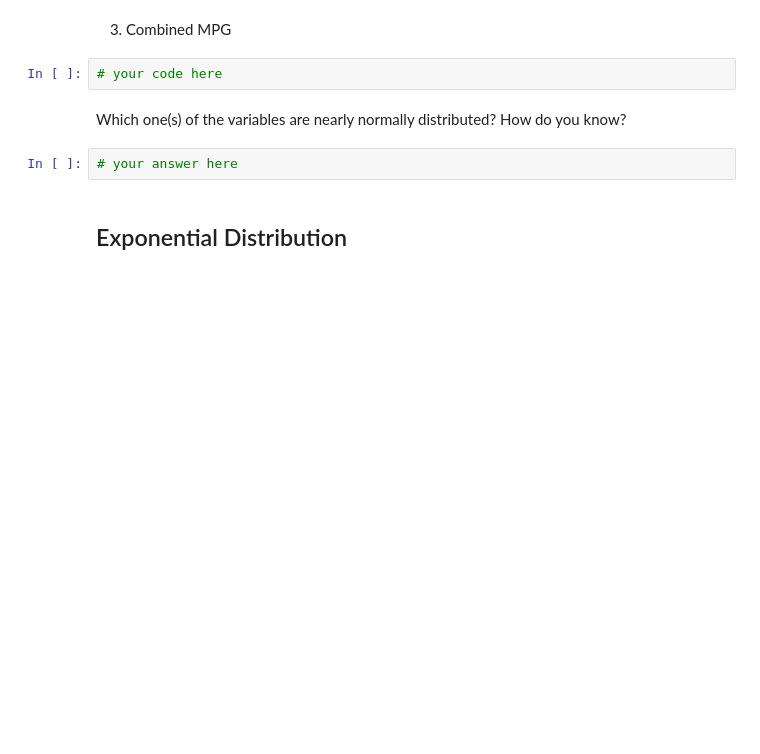
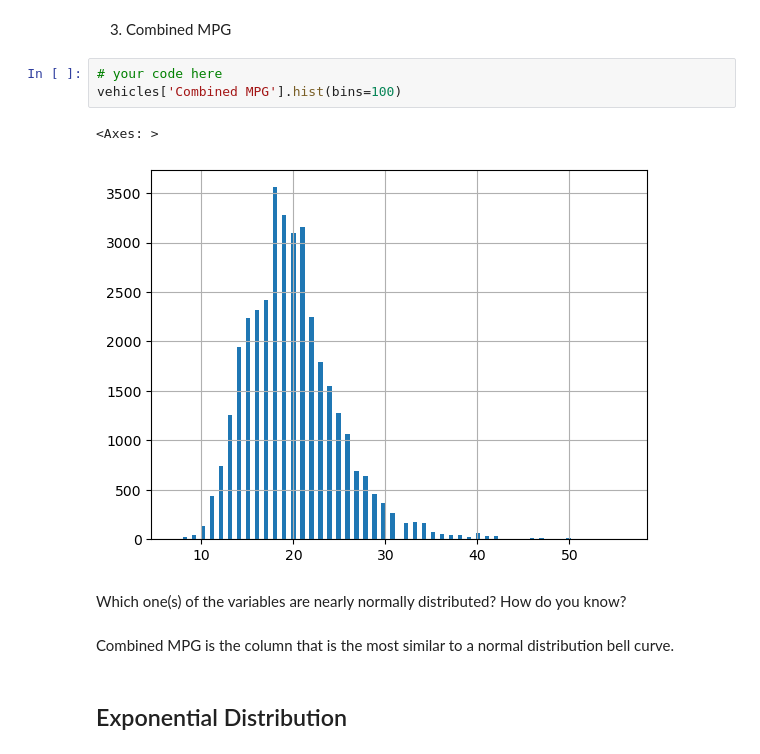
Before and after one commit to Ironhack-Data-Madrid-Octubre-2023/6.1-lab_continuous_probability_distributions, a Jupyter notebook: your-code/main.ipynb, the cells around one changed output. Cells and saved outputs as stored; diff of their text form; blank space fills up the shorter version.

```diff
--- a/your-code/main.ipynb
+++ b/your-code/main.ipynb
@@ -141,10 +156,14 @@ Then plot the histograms for the following variables:
 3. Combined MPG
 # %%
 # your code here
+vehicles['Combined MPG'].hist(bins=100)
+# %% [output]
+<Axes: >
+[figure, added]
 # %% [markdown]
 Which one(s) of the variables are nearly normally distributed? How do you know?
-# %%
-# your answer here
+# %% [markdown]
+Combined MPG is the column that is the most similar to a normal distribution bell curve.
 # %% [markdown]
 ## Exponential Distribution
 # %% [markdown]
```
Also changed, not shown: parts of 12 cells of this notebook.
